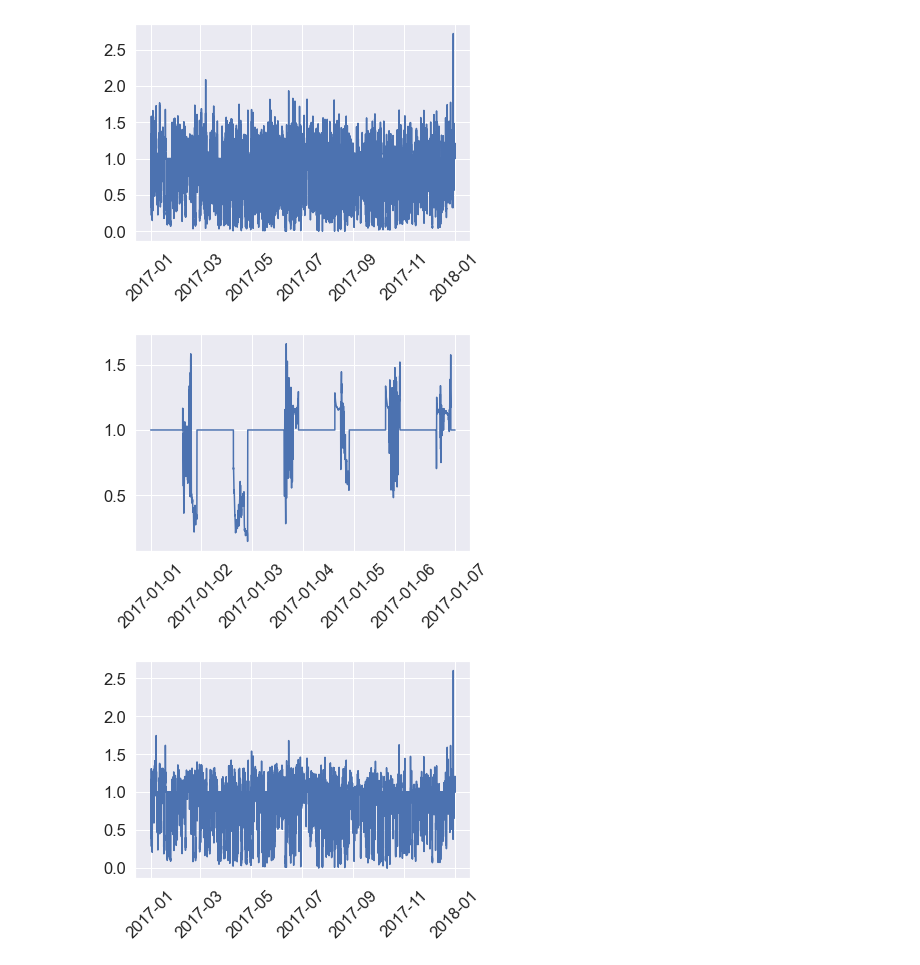
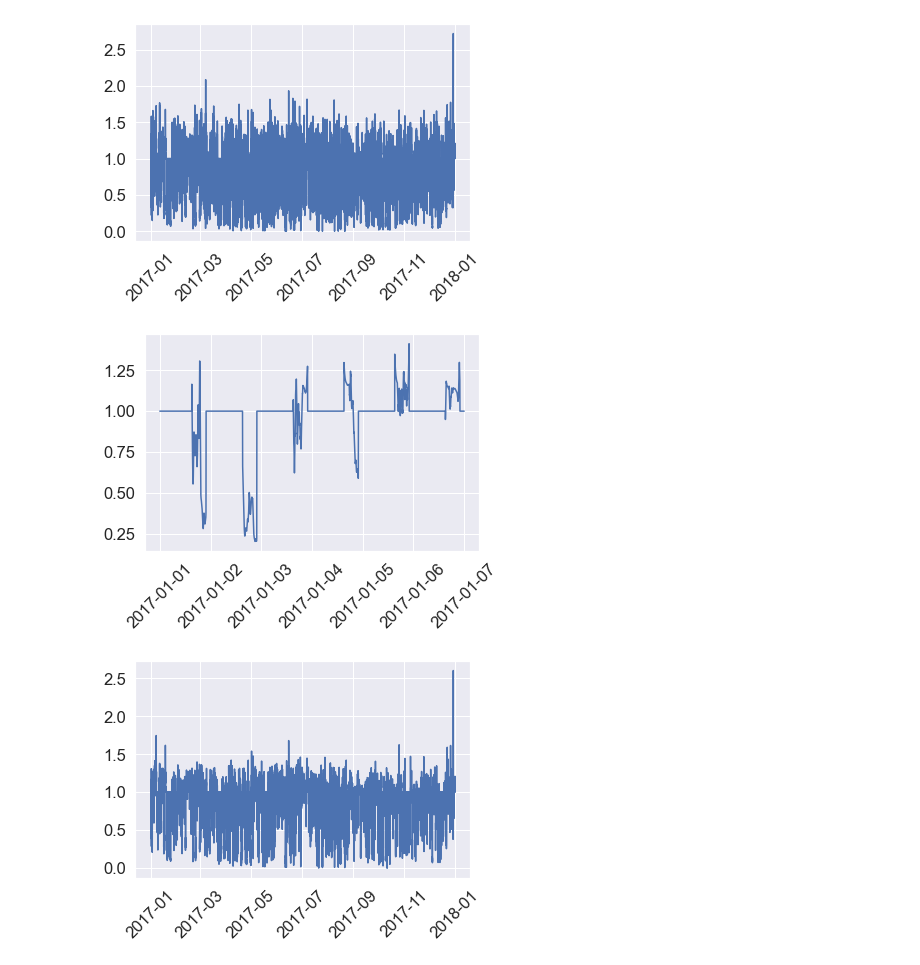
Before and after one commit to mikofski/PVRW2021, a Jupyter notebook: multiyear_data.ipynb, the cells around one changed output. Drawn from its saved outputs; the diff is of its cells as text; code cells hidden in the pictures.

Commit message:
test fcn in ipynb and multiyear script, works

```diff
--- a/multiyear_data.ipynb
+++ b/multiyear_data.ipynb
@@ -82,17 +85,8 @@ array(['2003', '2004', '2005', '2006', '2007', '2008', '2009', '2010',
        '2011', '2012', '2013', '2014', '2015', '2016', '2017', '2018',
        '2019', '2020', '2021'], dtype='<U4')
 # %%
-# accumulate daily energy
-EDAILY = {}
-
-# for year in YEARS:
 year = YEARS[-5]  # only do 1 year that was 5 years ago
-LOGGER.info('year: %s', year)
-yearpath = PATH / year
-data = [pvlib.iotools.read_surfrad(f) for f in yearpath.iterdir()]
-dfs, heads = zip(*data)
-df = pd.concat(dfs)
-header = heads[0]
+df, header = multiyear_data.read_surfrad_year(year)
 # %% [output]
 INFO:root:year: C:\Users\SFValidation3\Desktop\Mark Mikofski\SURFRAD\Sioux_Falls_SD\2017
 # %%
@@ -321,20 +313,20 @@ plt.xticks(rotation=45);
 # %%
 MIN_GHI = 100  # W/m2
 ghi_roll_reindex = np.concatenate(
     [ghi_roll.values[15:],ghi_roll.values[:15]])
 # scale clear sky air temp to SURFRAD, and zero out night
 with warnings.catch_warnings():
     warnings.simplefilter("ignore")
     # FIXME: use Kelvin, scaling air temps in degC is backwards for negative
     # TODO: use rolling('10T'), ghi is too jagged for scaling airtemp smoothly
     ghi_roll_factor = np.where(
         CS.ghi.values <= MIN_GHI,
         1.0,
         ghi_roll_reindex / CS.ghi.values)
-plt.plot(CS[jan1:jan7].index, ghi_factor[:1440*6+1])
+plt.plot(CS[jan1:jan7].index, ghi_roll_factor[:1440*6+1])
 plt.xticks(rotation=45);
 # %% [output]
-[figure, old version]
+[figure, new version]
 # %%
 plt.plot(CS.index, ghi_roll_factor)
 plt.xticks(rotation=45);
```
Also changed, not shown: parts of 28 cells of this notebook, 1 other file.
